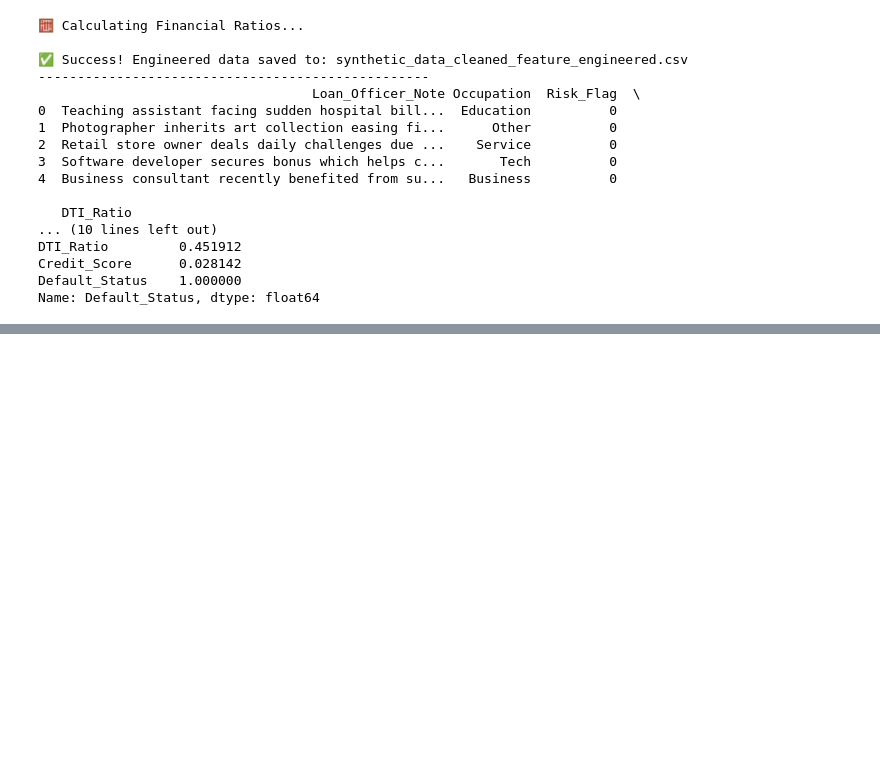
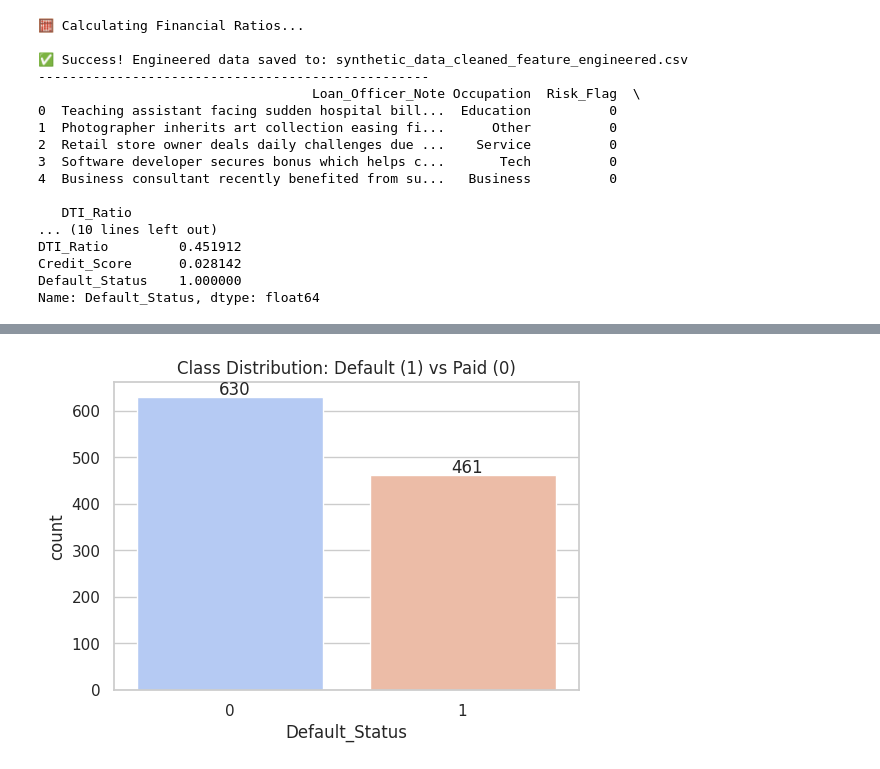
Before and after one commit to hanidew/WIE3007-DMW-GroupProject, a Jupyter notebook: DMW_GA2_Generate_Synthetic_Data_(Cleaned).ipynb, the cells around one changed output, grey strips where cells are left out. Saved outputs shown, nothing was run; the diff lists cells and outputs as text; code cells hidden in the pictures; blank space fills up the shorter version.

Commit message:
Perform EDA by adding correlation heatmap, distribution plots, and outlier analysis

```diff
--- a/DMW_GA2_Generate_Synthetic_Data_(Cleaned).ipynb
+++ b/DMW_GA2_Generate_Synthetic_Data_(Cleaned).ipynb
@@ -538,0 +541,82 @@ Name: Default_Status, dtype: float64
+# %%
+import pandas as pd
+import seaborn as sns
+import matplotlib.pyplot as plt
+
+# Load Data
+filename = 'synthetic_data_cleaned_feature_engineered.csv'
+df = pd.read_csv(filename, sep='|')
+
+# CLEANING: Fix 'Log_Income;' column (remove semicolon and convert to float)
+if 'Log_Income;' in df.columns:
+    df.rename(columns={'Log_Income;': 'Log_Income'}, inplace=True)
+    df['Log_Income'] = df['Log_Income'].astype(str).str.replace(';', '').astype(float)
+
+# ==========================================
+# 1. Target Balance (Class Distribution)
+# ==========================================
+sns.set(style="whitegrid")
+plt.figure(figsize=(6, 4))
+ax = sns.countplot(x='Default_Status', data=df, palette='coolwarm')
+plt.title('Class Distribution: Default (1) vs Paid (0)')
+# Add labels
+for p in ax.patches:
+    ax.annotate(f'{int(p.get_height())}', (p.get_x() + 0.35, p.get_height() + 5))
+plt.show()
+
+# ==========================================
+# 2. Numerical Distributions & Outliers
+# ==========================================
+num_cols = ['Age']
+
+plt.figure(figsize=(15, 5))
+for i, col in enumerate(num_cols):
+    plt.subplot(1, 5, i+1)
+    sns.histplot(df[col], kde=True, color='skyblue')
+    plt.title(f'{col} Distribution')
+plt.tight_layout()
+plt.show()
+
+# Boxplots to see Outliers
+num_cols2 = ['Age', 'Annual_Income', 'Credit_Score', 'Loan_Amount', 'DTI_Ratio']
+
+plt.figure(figsize=(15, 5))
+for i, col in enumerate(num_cols2):
+    plt.subplot(1, 5, i+1)
+    sns.boxplot(y=df[col], color='salmon')
+    plt.title(f'{col} Outliers')
+plt.tight_layout()
+plt.show()
+
+# ==========================================
+# 3. Correlation Heatmap
+# ==========================================
+plt.figure(figsize=(10, 8))
+# Select only numeric columns
+numeric_df = df.select_dtypes(include=['float64', 'int64'])
+corr = numeric_df.corr()
+sns.heatmap(corr, annot=True, fmt=".2f", cmap='coolwarm', linewidths=0.5)
+plt.title('Feature Correlation Matrix')
+plt.show()
+
+# ==========================================
+# 4. Key Relationships (Bivariate Analysis)
+# ==========================================
+fig, axes = plt.subplots(1, 3, figsize=(18, 5))
+
+# Credit Score vs Default
+sns.boxplot(x='Default_Status', y='Credit_Score', data=df, palette='Set2', ax=axes[0])
+axes[0].set_title('Impact of Credit Score')
+
+# DTI Ratio vs Default
+sns.boxplot(x='Default_Status', y='DTI_Ratio', data=df, palette='Set2', ax=axes[1])
+axes[1].set_title('Impact of Debt-to-Income (DTI)')
+
+# Occupation Breakdown
+sns.countplot(x='Occupation', hue='Default_Status', data=df, palette='viridis', ax=axes[2])
+axes[2].set_title('Defaults by Occupation')
+axes[2].tick_params(axis='x', rotation=45)
+
+plt.tight_layout()
+plt.show()
+# %% [output]
@@ -538,0 +626 @@ Name: Default_Status, dtype: float64
+[figure, added]
```
Also changed, not shown: parts of 2 cells of this notebook.
